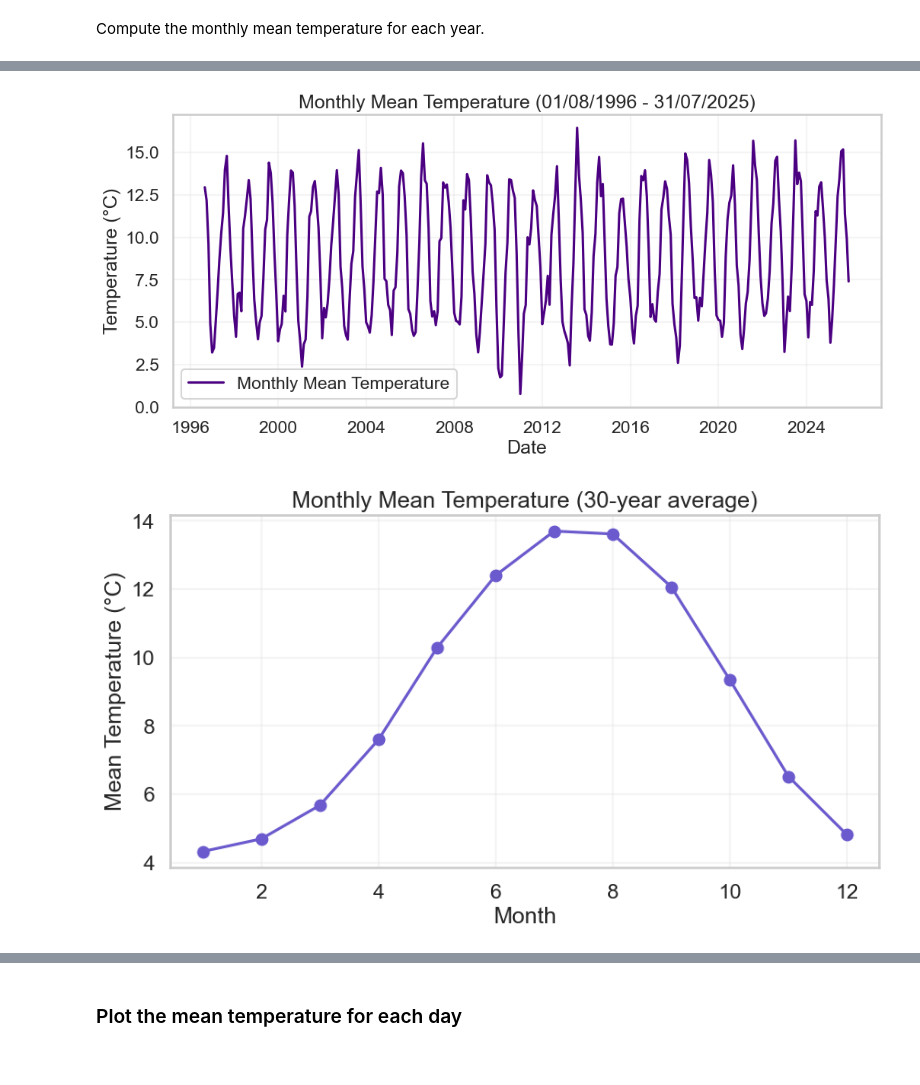
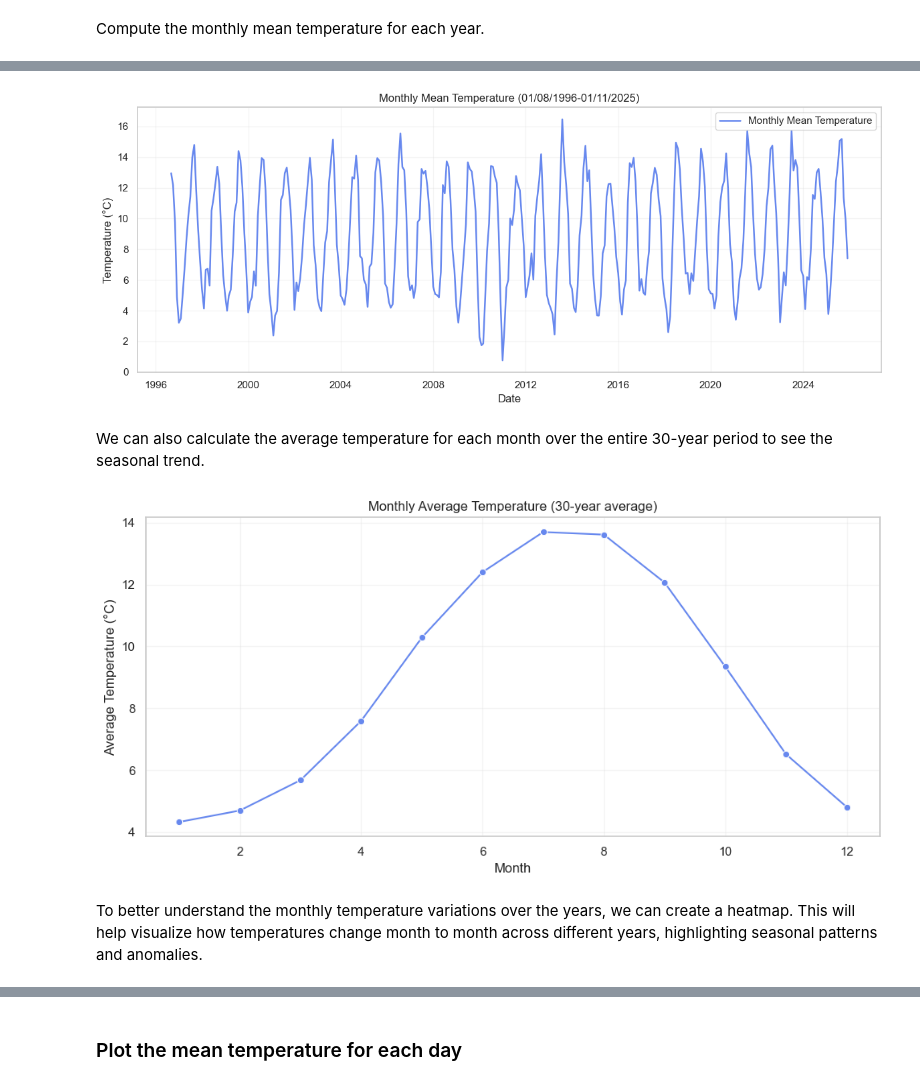
Before and after one commit to AnnaLozenko/PFDA_assignments, a Jupyter notebook: assignment_6_Weather.ipynb, the cells around one changed output, grey strips where cells are left out. Saved outputs shown, nothing was run; the diff lists cells and outputs as text; code cells hidden in the pictures.

```diff
--- a/assignment_6_Weather.ipynb
+++ b/assignment_6_Weather.ipynb
@@ -137,3 +146,4 @@ df.head(10)
 # %%
-sns.set_theme(style="whitegrid", context="talk")
+# set the theme and color palette for seaborn
+sns.set_theme(style="whitegrid", palette='coolwarm')
 # %%
@@ -177,15 +185,26 @@ date
 1996-12-31     3.209946
 Freq: ME, Name: temp, dtype: float64
 # %%
-#plot the monthly average temperatures (01/08/1996 - 31/07/2025)
+#plot the monthly average temperatures (01/08/1996-01/11/2025)
 plt.figure(figsize=(12,5))
-plt.plot(monthly_mean.index, monthly_mean, color='indigo', label='Monthly Mean Temperature')
-plt.title('Monthly Mean Temperature (01/08/1996 - 31/07/2025)')
+
+sns.lineplot(
+    x=monthly_mean.index, # x-axis: date
+    y=monthly_mean.values, # y-axis: mean temperature
+    label='Monthly Mean Temperature',
+    linewidth=1.8
+)
+
+plt.title('Monthly Mean Temperature (01/08/1996-01/11/2025)')
 plt.xlabel('Date')
 plt.ylabel('Temperature (°C)')
 plt.legend()
-plt.grid(True, alpha = 0.2)
+plt.grid(alpha=0.2)
+
+plt.tight_layout()
 plt.show()
 # %% [output]
-[figure, old version]
+[figure, new version]
+# %% [markdown]
+We can also calculate the average temperature for each month over the entire 30-year period to see the seasonal trend.
 # %%
@@ -193,10 +213,22 @@ monthly_mean = df['temp'].groupby(df.index.month).mean()
 # %%
+# plot the average temperature for each month over the entire period
 plt.figure(figsize=(10,5))
-plt.plot(monthly_mean.index, monthly_mean.values, marker='o', color = 'slateblue')
+
+sns.lineplot(
+    x=monthly_mean_group.index, # x-axis: month
+    y=monthly_mean_group.values, # y-axis: mean temperature
+    marker='o',
+    linewidth=1.5
+)
+
 plt.xlabel("Month")
-plt.ylabel("Mean Temperature (°C)")
-plt.title("Monthly Mean Temperature (30-year average)")
-plt.grid(True, alpha=0.2)
+plt.ylabel("Average Temperature (°C)")
+plt.title("Monthly Average Temperature (30-year average)")
+
+plt.grid(alpha=0.2)
+plt.tight_layout()
 plt.show()
 # %% [output]
-[figure, old version]
+[figure, new version]
+# %% [markdown]
+To better understand the monthly temperature variations over the years, we can create a heatmap. This will help visualize how temperatures change month to month across different years, highlighting seasonal patterns and anomalies.
```
Also changed, not shown: parts of 20 cells of this notebook.
